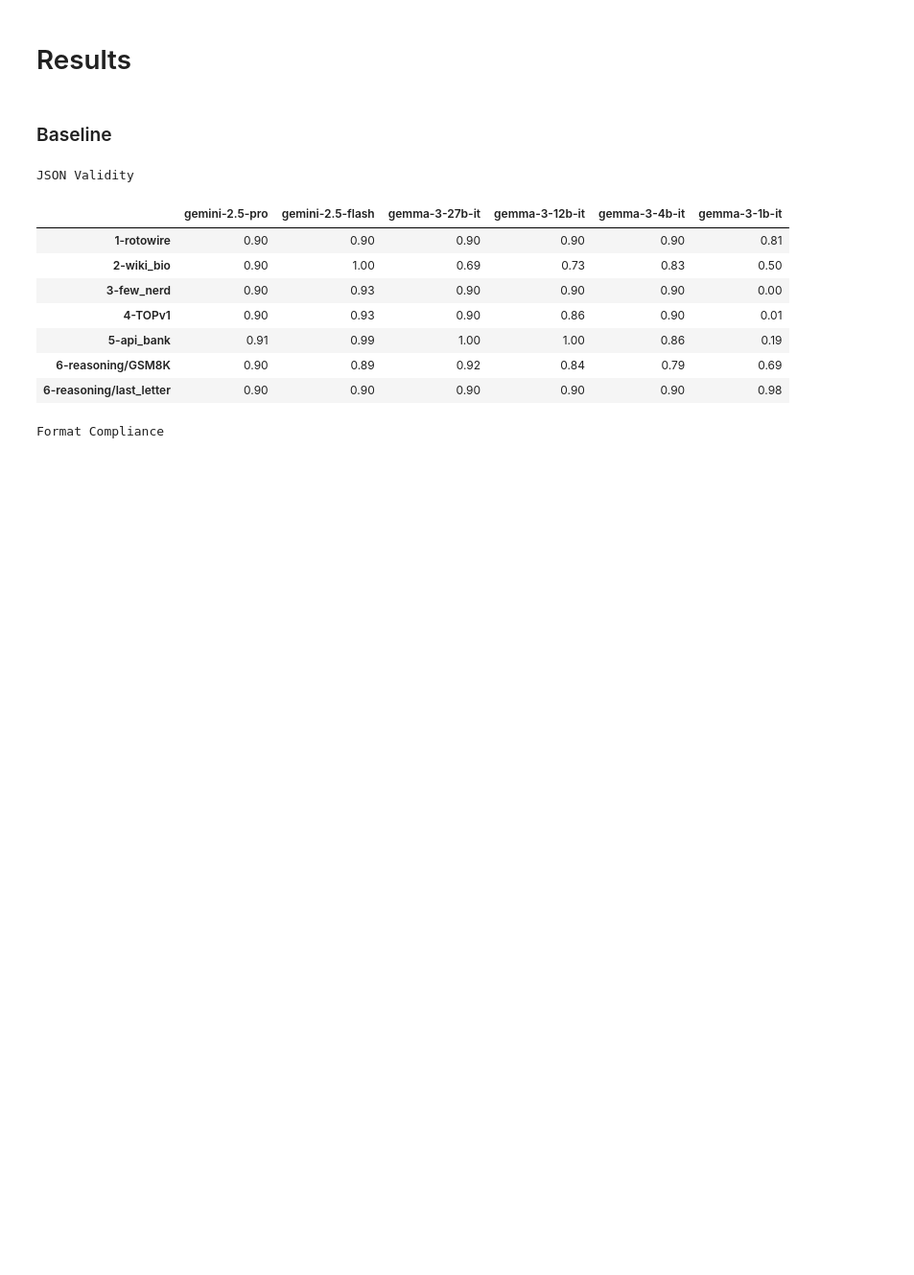
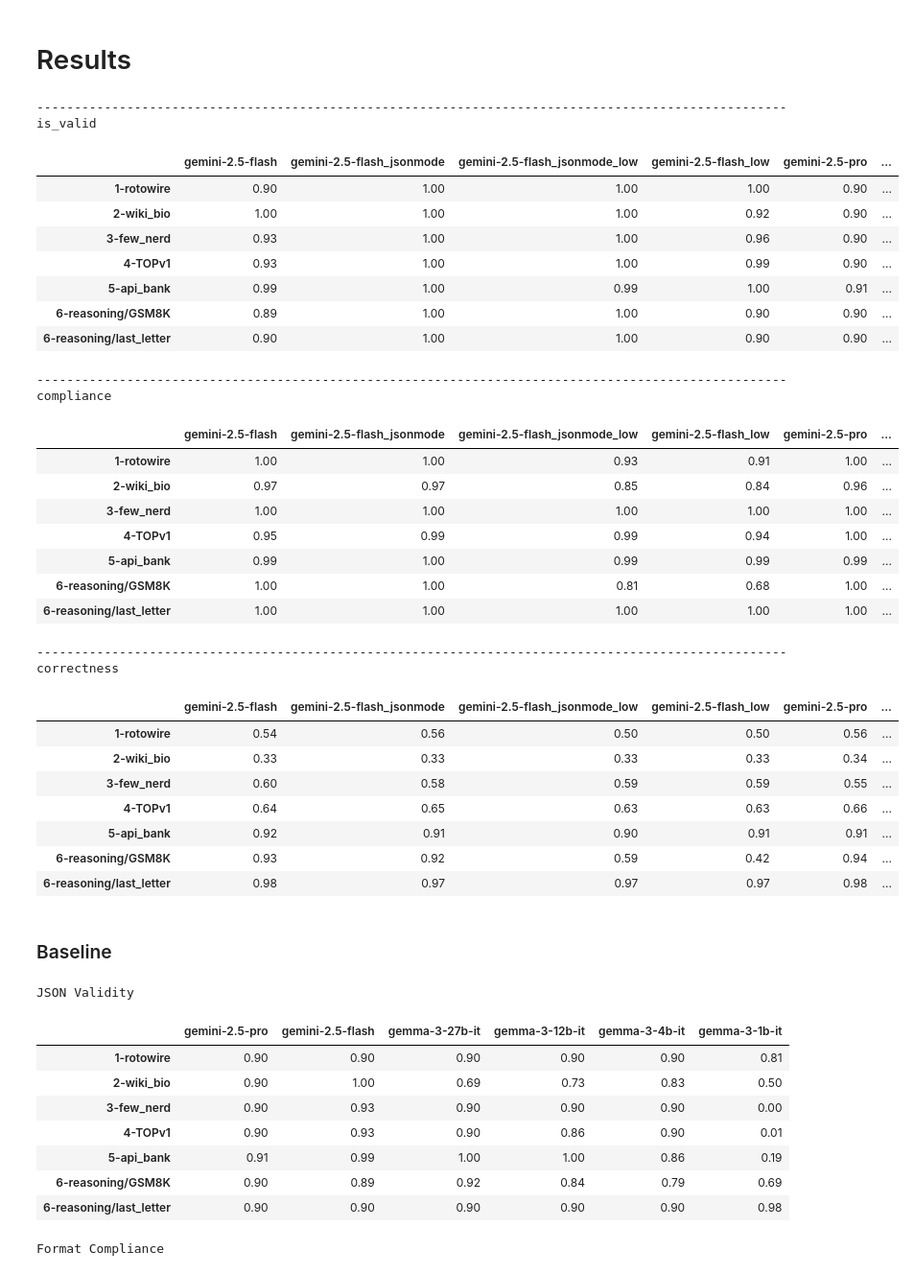
Before and after one commit to matthieudelsart/structured-outputs-benchmark, a Jupyter notebook: notebooks/bench_results.ipynb, the cells around one changed output. Shown at 96% size. Saved outputs shown, nothing was run; the diff lists cells and outputs as text; code cells hidden in the pictures; blank space fills up the shorter version.

```diff
--- a/notebooks/bench_results.ipynb
+++ b/notebooks/bench_results.ipynb
@@ -23,24 +23,64 @@ if Path.cwd() != root:
 # %%
 import pandas as pd
 import json
 from pprint import pprint
 
 results = json.load(open("results/bench_results.json"))
 
 reshuffle = {}
 for metric in ["is_valid", "correctness", "compliance"]:
     reshuffle[metric] = {
         model: {
-            task: results[model][task][metric]
+            task: results[model][task][metric] if metric in results[model][task] else None
             for task in results[model]
         }
         for model in results
     }
 
 def format_table(metric="is_valid", columns=None):
     df = pd.DataFrame(reshuffle[metric])
+    if not columns:
+        columns = df.columns
     df = df.loc[:, columns]
     return df.style.background_gradient(cmap="RdYlGn", vmin=0.2, vmax=1).format("{:.2f}")
+
+
+for metric in ["is_valid", "compliance", "correctness"]:
+    print("-"*100)
+    print(metric)
+    display(format_table(metric))
+    print("\n")
+# %% [output]
+----------------------------------------------------------------------------------------------------
+is_valid
+|  | gemini-2.5-flash | gemini-2.5-flash_jsonmode | gemini-2.5-flash_jsonmode_low | gemini-2.5-flash_low | gemini-2.5-pro | ... |
+| 1-rotowire | 0.90 | 1.00 | 1.00 | 1.00 | 0.90 | ... |
+| 2-wiki_bio | 1.00 | 1.00 | 1.00 | 0.92 | 0.90 | ... |
+| 3-few_nerd | 0.93 | 1.00 | 1.00 | 0.96 | 0.90 | ... |
+| 4-TOPv1 | 0.93 | 1.00 | 1.00 | 0.99 | 0.90 | ... |
+| 5-api_bank | 0.99 | 1.00 | 0.99 | 1.00 | 0.91 | ... |
+| 6-reasoning/GSM8K | 0.89 | 1.00 | 1.00 | 0.90 | 0.90 | ... |
+| 6-reasoning/last_letter | 0.90 | 1.00 | 1.00 | 0.90 | 0.90 | ... |
+----------------------------------------------------------------------------------------------------
+compliance
+|  | gemini-2.5-flash | gemini-2.5-flash_jsonmode | gemini-2.5-flash_jsonmode_low | gemini-2.5-flash_low | gemini-2.5-pro | ... |
+| 1-rotowire | 1.00 | 1.00 | 0.93 | 0.91 | 1.00 | ... |
+| 2-wiki_bio | 0.97 | 0.97 | 0.85 | 0.84 | 0.96 | ... |
+| 3-few_nerd | 1.00 | 1.00 | 1.00 | 1.00 | 1.00 | ... |
+| 4-TOPv1 | 0.95 | 0.99 | 0.99 | 0.94 | 1.00 | ... |
+| 5-api_bank | 0.99 | 1.00 | 0.99 | 0.99 | 0.99 | ... |
+| 6-reasoning/GSM8K | 1.00 | 1.00 | 0.81 | 0.68 | 1.00 | ... |
+| 6-reasoning/last_letter | 1.00 | 1.00 | 1.00 | 1.00 | 1.00 | ... |
+----------------------------------------------------------------------------------------------------
+correctness
+|  | gemini-2.5-flash | gemini-2.5-flash_jsonmode | gemini-2.5-flash_jsonmode_low | gemini-2.5-flash_low | gemini-2.5-pro | ... |
+| 1-rotowire | 0.54 | 0.56 | 0.50 | 0.50 | 0.56 | ... |
+| 2-wiki_bio | 0.33 | 0.33 | 0.33 | 0.33 | 0.34 | ... |
+| 3-few_nerd | 0.60 | 0.58 | 0.59 | 0.59 | 0.55 | ... |
+| 4-TOPv1 | 0.64 | 0.65 | 0.63 | 0.63 | 0.66 | ... |
+| 5-api_bank | 0.92 | 0.91 | 0.90 | 0.91 | 0.91 | ... |
+| 6-reasoning/GSM8K | 0.93 | 0.92 | 0.59 | 0.42 | 0.94 | ... |
+| 6-reasoning/last_letter | 0.98 | 0.97 | 0.97 | 0.97 | 0.98 | ... |
 # %% [markdown]
 ### Baseline
 # %%
```
Also changed, not shown: parts of 1 cell of this notebook, 25 other files.
